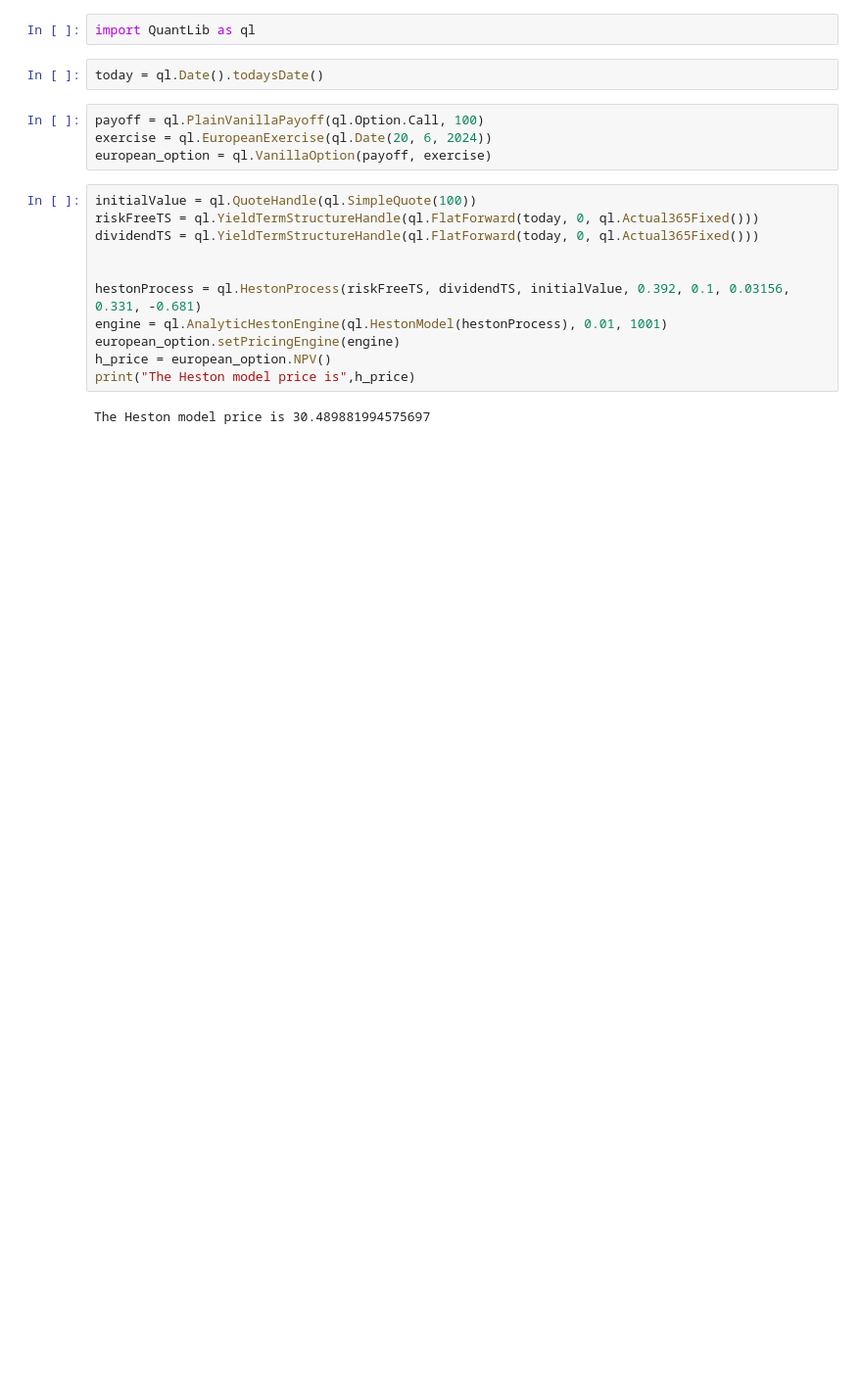
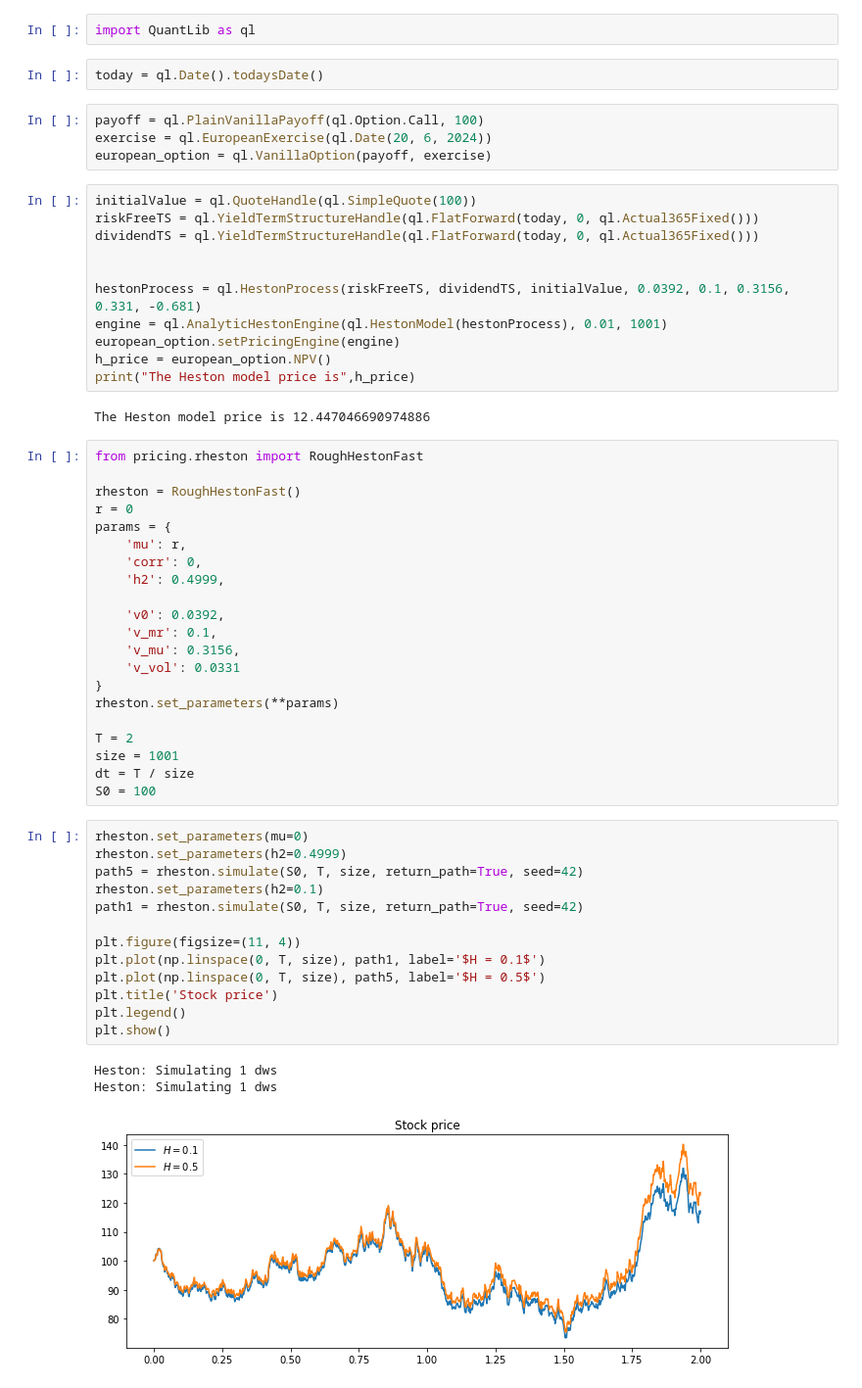
Before and after one commit to kaiboy05/fbm, a Jupyter notebook: notebooks/pricing/rheston_fast.ipynb, the cells around one changed output. Shown: that part at 98% size. Saved outputs shown, nothing was run; the diff lists cells and outputs as text; blank space fills up the shorter version.

```diff
--- a/notebooks/pricing/rheston_fast.ipynb
+++ b/notebooks/pricing/rheston_fast.ipynb
@@ -25,10 +28,48 @@ riskFreeTS = ql.YieldTermStructureHandle(ql.FlatForward(today, 0, ql.Actual365Fi
 dividendTS = ql.YieldTermStructureHandle(ql.FlatForward(today, 0, ql.Actual365Fixed()))
 
 
-hestonProcess = ql.HestonProcess(riskFreeTS, dividendTS, initialValue, 0.392, 0.1, 0.03156, 0.331, -0.681)
+hestonProcess = ql.HestonProcess(riskFreeTS, dividendTS, initialValue, 0.0392, 0.1, 0.3156, 0.331, -0.681)
 engine = ql.AnalyticHestonEngine(ql.HestonModel(hestonProcess), 0.01, 1001)
 european_option.setPricingEngine(engine)
 h_price = european_option.NPV()
 print("The Heston model price is",h_price)
 # %% [output]
-The Heston model price is 30.489881994575697
+The Heston model price is 12.447046690974886
+# %%
+from pricing.rheston import RoughHestonFast
+
+rheston = RoughHestonFast()
+r = 0
+params = {
+    'mu': r,
+    'corr': 0,
+    'h2': 0.4999,
+
+    'v0': 0.0392,
+    'v_mr': 0.1,
+    'v_mu': 0.3156,
+    'v_vol': 0.0331
+}
+rheston.set_parameters(**params)
+
+T = 2
+size = 1001
+dt = T / size
+S0 = 100
+# %%
+rheston.set_parameters(mu=0)
+rheston.set_parameters(h2=0.4999)
+path5 = rheston.simulate(S0, T, size, return_path=True, seed=42)
+rheston.set_parameters(h2=0.1)
+path1 = rheston.simulate(S0, T, size, return_path=True, seed=42)
+
+plt.figure(figsize=(11, 4))
+plt.plot(np.linspace(0, T, size), path1, label='$H = 0.1$')
+plt.plot(np.linspace(0, T, size), path5, label='$H = 0.5$')
+plt.title('Stock price')
+plt.legend()
+plt.show()
+# %% [output]
+Heston: Simulating 1 dws
+Heston: Simulating 1 dws
+[figure, added]
```
Also changed, not shown: parts of 15 cells of this notebook, 12 other files.
